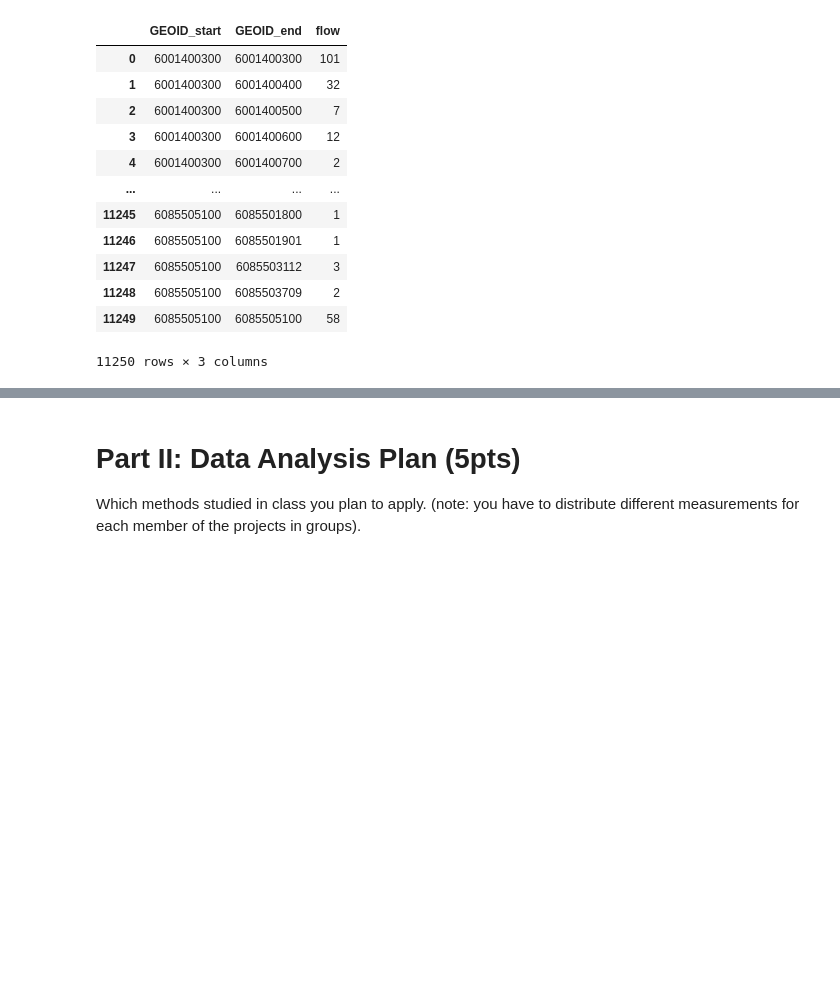
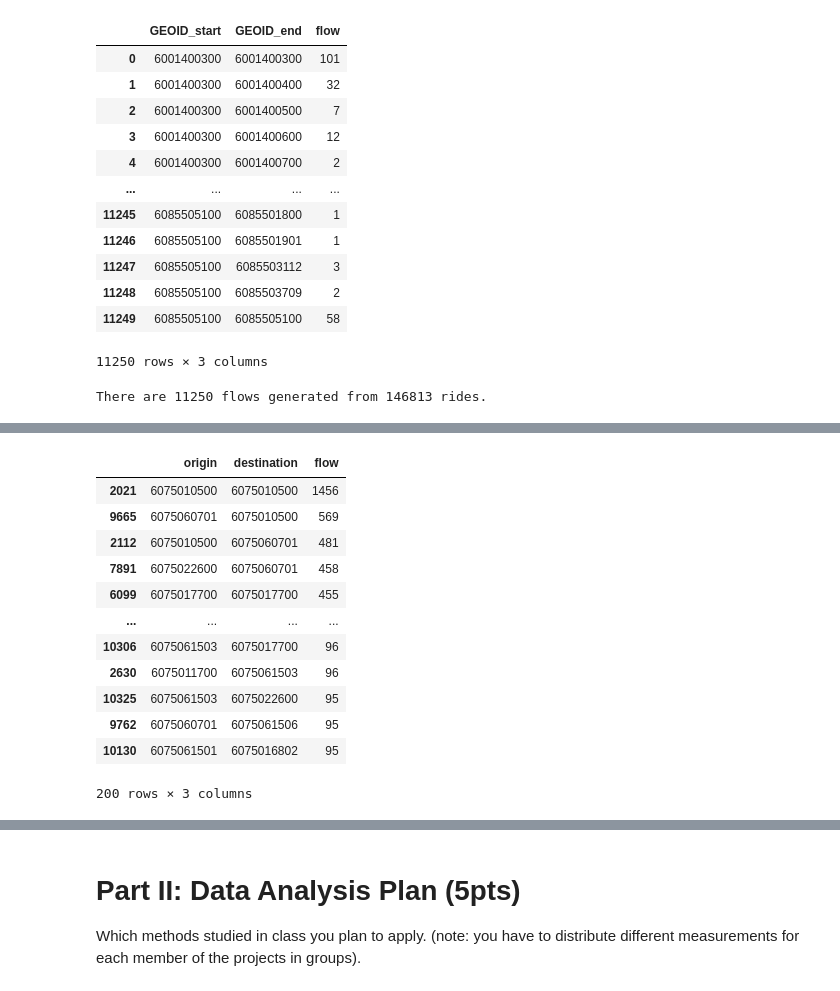
Before and after one commit to 6shun/Lyft-BayWheel, a Jupyter notebook: CE263_Project.ipynb, the cells around one changed output, grey strips where cells are left out. Saved outputs shown, nothing was run; the diff lists cells and outputs as text; code cells hidden in the pictures; blank space fills up the shorter version.

```diff
--- a/CE263_Project.ipynb
+++ b/CE263_Project.ipynb
@@ -455,9 +428,9 @@ tess_geoid
 # Add polygon for each tile_ID
 tess_geoid = tess_geoid.merge(locations, on='GEOID')
 #tess_geoid_clean = tess_geoid[['GEOID', 'geometry','start_frequency', 'return_frequency']]
-tess_geoid_clean = tess_geoid[['GEOID', 'geometry']]
+tess_geoid_clean = tess_geoid[['GEOID', 'geometry','start_frequency', 'return_frequency']]
 
 # Turn tess_geoid into a gpd dataframe
 tess_geoid = gpd.GeoDataFrame(tess_geoid)
 tess_geoid_clean = gpd.GeoDataFrame(tess_geoid_clean)
-tess_geoid_clean # 212 rows
+#tess_geoid # 212 rows
@@ -497,5 +456,8 @@ data_grouped
 # Create flow dataframe
 data_grouped = data.groupby(['GEOID_start', 'GEOID_end']).size().reset_index(name='flow')
 fdf = skmob.FlowDataFrame(data_grouped,tessellation=tess_geoid_clean, tile_id='GEOID',origin='GEOID_start', destination='GEOID_end')
+print('There are', len(fdf), 'flows generated from', len(data),'rides.')
+# %% [output]
+There are 11250 flows generated from 146813 rides.
 # %%
 # Plot the spatial tessellation on a Folium map.
@@ -503,3 +465,20 @@ fdf.plot_tessellation(popup_features=['tile_ID', 'population'], zoom=10)
 # %% [output]
 [interactive output not drawn]
+# %%
+fdf_sort = fdf.sort_values(by=['flow'],ascending=False).head(200)
+fdf_sort
+# %% [output]
+|  | origin | destination | flow |
+| 2021 | 6075010500 | 6075010500 | 1456 |
+| 9665 | 6075060701 | 6075010500 | 569 |
+| 2112 | 6075010500 | 6075060701 | 481 |
+| 7891 | 6075022600 | 6075060701 | 458 |
+| 6099 | 6075017700 | 6075017700 | 455 |
+| ... | ... | ... | ... |
+| 10306 | 6075061503 | 6075017700 | 96 |
+| 2630 | 6075011700 | 6075061503 | 96 |
+| 10325 | 6075061503 | 6075022600 | 95 |
+| 9762 | 6075060701 | 6075061506 | 95 |
+| 10130 | 6075061501 | 6075016802 | 95 |
+200 rows × 3 columns
 # %%
```
Also changed, not shown: parts of 13 cells of this notebook, 1 other file.
